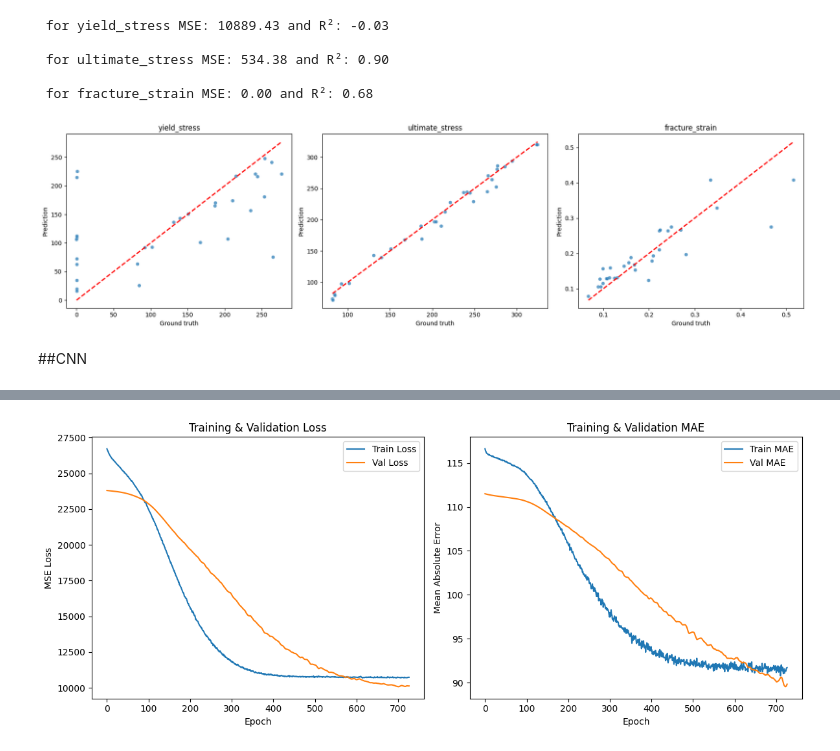
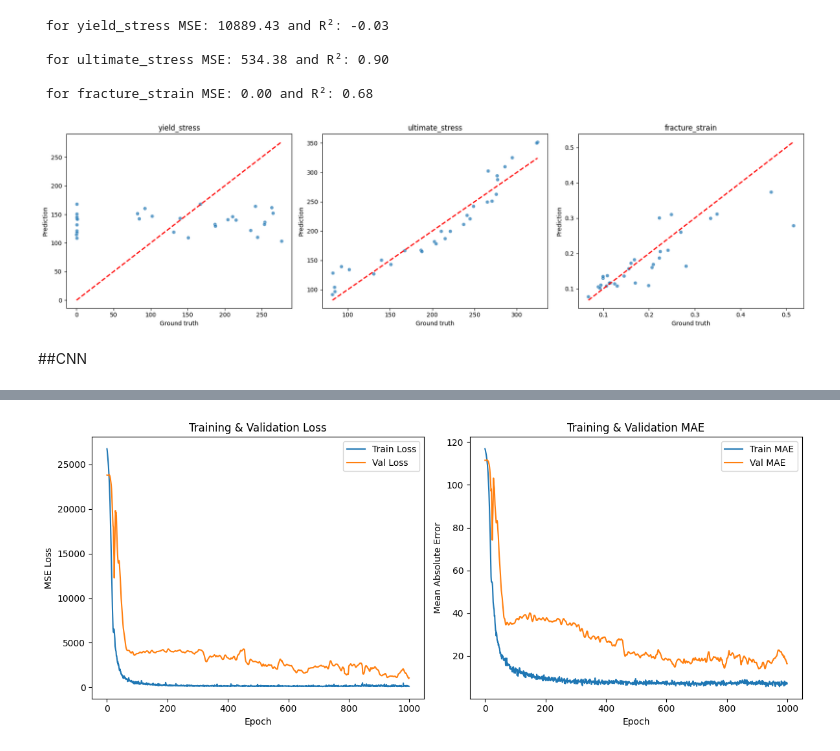
Before and after one commit to MajedeR/mechanical-stress-prediction, a Jupyter notebook: stress_prediction_6061.ipynb, the cells around one changed output, grey strips where cells are left out. Saved outputs shown, nothing was run; the diff lists cells and outputs as text; code cells hidden in the pictures.

```diff
--- a/stress_prediction_6061.ipynb
+++ b/stress_prediction_6061.ipynb
@@ -363,7 +363,7 @@ for i, name in enumerate(target_names):
 plt.figure(figsize=(18, 5))
 for i, name in enumerate(target_names):
     plt.subplot(1, 3, i + 1)
-    sns.scatterplot(x=y_test.iloc[:, i], y=y_pred_rf[:, i], alpha=0.7)
+    sns.scatterplot(x=y_test.iloc[:, i], y=y_pred_mlp[:, i], alpha=0.7)
     plt.plot([y_test.iloc[:, i].min(), y_test.iloc[:, i].max()],
              [y_test.iloc[:, i].min(), y_test.iloc[:, i].max()],
              'r--', linewidth=2)
@@ -374,7 +374,7 @@ for i, name in enumerate(target_names):
 plt.tight_layout()
 plt.show()
 # %% [output]
-[figure, old version]
+[figure, new version]
 # %% [markdown]
 ##CNN
 # %%
@@ -383,38 +383,38 @@ model = Sequential([
     Dense(512, input_shape=(X_train_scaled.shape[1],)),
     LeakyReLU(alpha=0.01),
     BatchNormalization(),
-    Dropout(0.1),
+    Dropout(0.2),
 
     Dense(256),
     LeakyReLU(alpha=0.01),
     BatchNormalization(),
-    Dropout(0.1),
+    Dropout(0.2),
 
     Dense(128),
     LeakyReLU(alpha=0.01),
     BatchNormalization(),
-    Dropout(0.1),
+    Dropout(0.2),
 
     Dense(64),
     LeakyReLU(alpha=0.01),
 
-    Dense(1)
+    Dense(3)
 ])
 
 
 model.compile(
-    optimizer=Adam(learning_rate=0.0004),
+    optimizer=Adam(learning_rate=0.01),
     loss='mse',
     metrics=['mae']
 )
 
 
-early_stop = EarlyStopping(
-    monitor='val_loss',
-    patience=25,
-    restore_best_weights=True,
-    verbose=1
-)
+# early_stop = EarlyStopping(
+#     monitor='val_loss',
+#     patience=25,
+#     restore_best_weights=True,
+#     verbose=1
+# )
 
 # Train model
 history = model.fit(
@@ -422,7 +422,7 @@ history = model.fit(
     validation_split=0.2,
     epochs=1000,
     batch_size=128,
-    callbacks=[early_stop],
+    # callbacks=[early_stop],
     verbose=1
 )
 
@@ -470 +470 @@ Restoring model weights from the end of the best epoch: 702.
-[figure, old version]
+[figure, new version]
```
Also changed, not shown: parts of 3 cells of this notebook.
